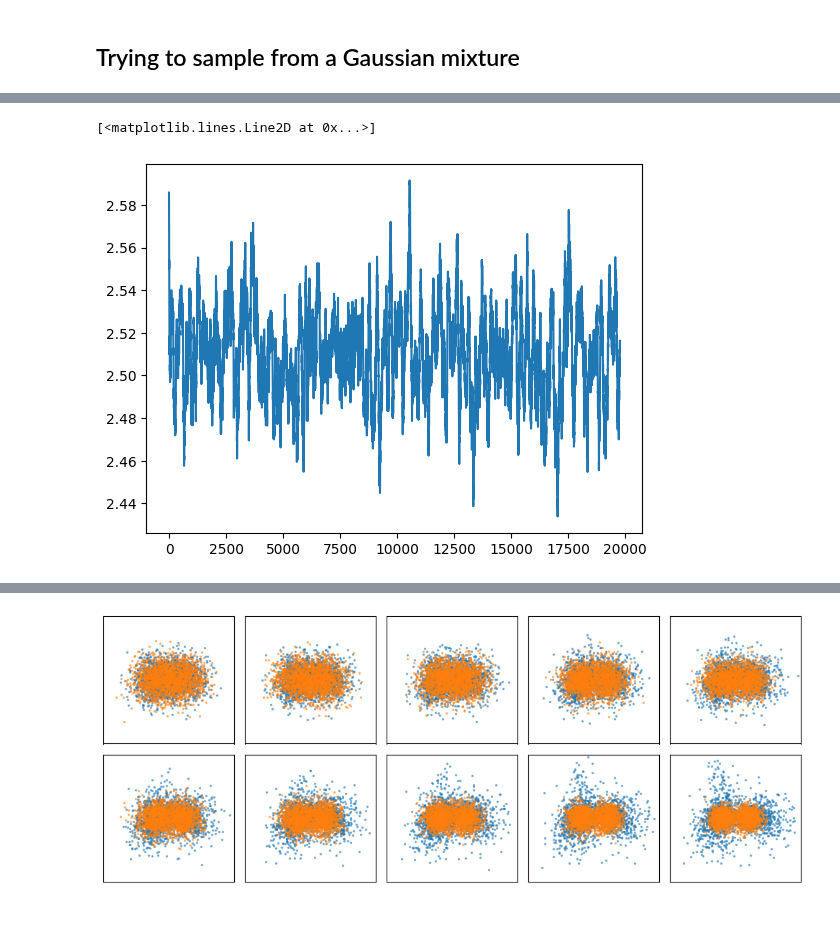
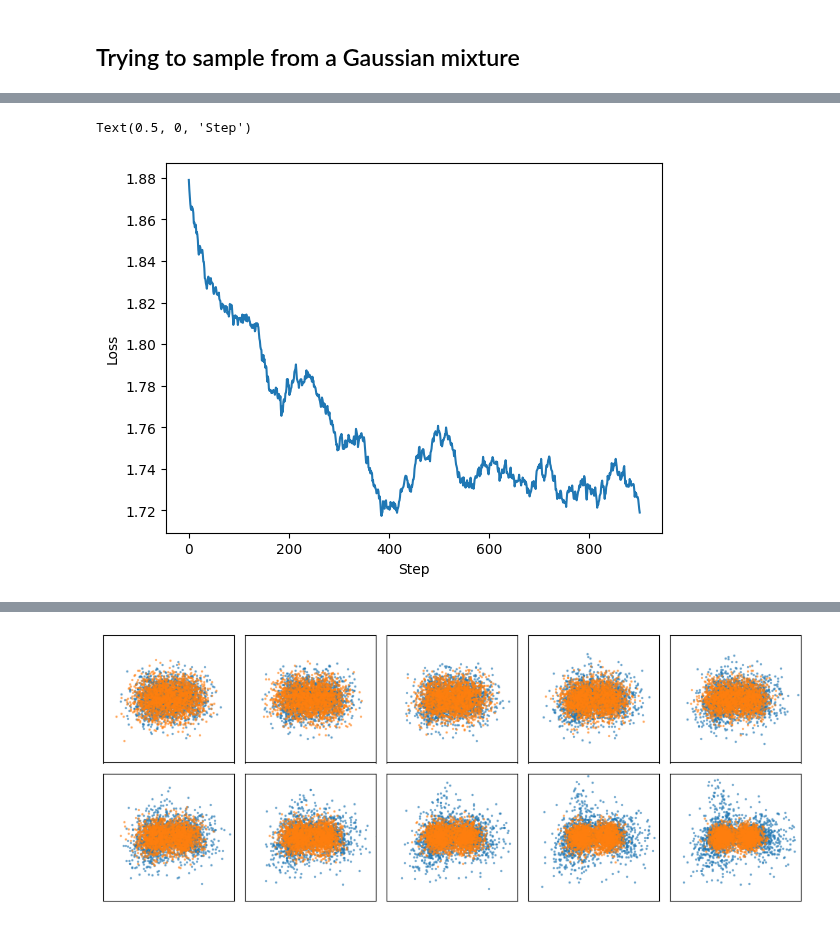
Before and after one commit to taraak/pita, a Jupyter notebook: notebooks/convolutional_continuity_equation_stuff.ipynb, the cells around one changed output, grey strips where cells are left out. Cells and saved outputs as stored; diff of their text form; code cells hidden in the pictures.

```diff
--- a/notebooks/convolutional_continuity_equation_stuff.ipynb
+++ b/notebooks/convolutional_continuity_equation_stuff.ipynb
@@ -430,13 +469,13 @@ for it in range(5000):
         end_idx = start_idx + bs
 
         x_0 = dataset[start_idx : end_idx].clone().detach()
-        t = torch.rand(len(x_0), device=DEVICE)#.unsqueeze(1).expand(x_0.shape)
+        t = torch.rand(len(x_0), device=DEVICE)
         x_sampled = x_0 + torch.normal(torch.zeros_like(x_0), (beta * t.unsqueeze(1)) ** 0.5)
 
         #if it == 24 and batch_idx == 0:
         #    import pdb; pdb.set_trace()
         #if it == 2 and batch_idx == 219:
-        loss = reward_matching_loss_dumb(reward_function, est_score_model, beta, x_sampled, t)
+        loss = reward_matching_loss_unbiased(reward_function, est_score_model, 10, beta, x_sampled, t)
         #if loss.isnan().any():
         #    print(f'nan loss at epoch {it} batch idx {batch_idx}')
         #    val = get_loss_term(mixture_rewar, est_score_model, 10, beta, x_sampled, t, weight_by_norm=True, reward_thresh=0.0).mean()
@@ -662,6 +722,6 @@ plt.scatter(*dataset.T)
 # %%
 class GaussianMixtureRewardFunction:
-    def __init__(self, gaussian_rewards, beta_val):
+    def __init__(self, gaussian_rewards, beta_val, dataset_scaler):
         self.gaussian_rewards = gaussian_rewards
 
         log_normalization_constants = torch.tensor([x.normalization_constant for x in gaussian_rewards]).log()
@@ -676,8 +736,11 @@ class GaussianMixtureRewardFunction:
         self.log_reward_weight = (log_norm_constant_mtx * mask).sum(dim=1)
         self._normalization_constant = log_normalization_constants.sum().exp() * len(self.gaussian_rewards)
         self.beta_val = beta_val
+        self.dataset_scaler = dataset_scaler
 
     def get_unnormalized_log_reward(self, x):
+        x = self.dataset_scaler.unscale(x)
+
         log_rewards = []
         for i, reward in enumerate(self.gaussian_rewards):
             log_rewards.append((self.log_reward_weight[i] + reward.get_unnormalized_log_reward(x)).unsqueeze(0))
@@ -738,11 +801,11 @@ def exact_loss(reward, vector_field, x, t):
 
     return (time_deriv + div).pow(2).mean()
 # %%
-reward_fxn_one = GaussianRewardFunction(torch.tensor([0.0, -shift]), 1.0)
-reward_fxn_two = GaussianRewardFunction(torch.tensor([0.0, shift]), 1.0)
 beta = 10
+reward_fxns = [GaussianRewardFunction(center.squeeze(), 1.0) for center in centers]
 
-mixture_reward = GaussianMixtureRewardFunction([reward_fxn_one, reward_fxn_two], beta)
+#reward_fxns = [GaussianRewardFunction(center_one[0], 1.0), GaussianRewardFunction(center_two[0], 1.0)]
+mixture_reward = GaussianMixtureRewardFunction(reward_fxns, beta, scaler)
 # %%
 def get_loss_term_return_ests(reward_fxn, vector_field, num_mc_samples, constant_noise_scale, x, t):
     orig_len = len(x)
@@ -785,12 +848,12 @@ timer = time.time()
 errs = []
 log = []
 the_log = []
-bs = 256
+bs = 1024
 
 had_zero_reward_yet = False
 
 dataset = dataset.to(device=DEVICE)
-for it in range(4000):
+for it in range(500):
     dataset = dataset[torch.randperm(len(dataset))]
     num_batches = int(np.ceil(len(dataset) / float(bs)))
     #if it % 1000 == 0:
@@ -808,8 +871,9 @@ for it in range(4000):
 
         #loss = exact_loss(mixture_reward, score_model, x_sampled, t)
         #loss = get_log_odd_fxn_loss(mixture_reward, score_model, 10, beta, x_sampled, t, weight_by_norm=False).mean()
-        loss = reward_matching_loss_dumb(mixture_reward, score_model, beta, x_sampled, t)
+        loss = reward_matching_loss_dumb(mixture_reward, score_model, beta, scaler, x_sampled, t)
 
+        #loss = reward_matching_loss_unbiased(mixture_reward, score_model, 500, 500, beta, x_sampled, t)
         #loss = (get_loss_term_return_ests(mixture_reward, score_model, 1, beta, x_sampled, t).mean())# * (beta * t).pow(2)).mean()
 
         loss.backward()
@@ -819,9 +883,9 @@ for it in range(4000):
 
         log.append((loss.mean().item()))
 
-    if it%500==0:
+    if it%10==0:
         the_log_entry = np.array([ np.array(log[-10:]).mean(0) ])
         the_log.append(the_log_entry)
         print(it, the_log_entry, time.time()-timer)
-        plot_true_divergence(score_model)
+        #plot_true_divergence(score_model)
 # %% [output]
@@ -835,14 +909,16 @@ KeyboardInterrupt:
 # %%
 def moving_average(x, w):
     return np.convolve(x, np.ones(w), 'valid') / w
 
 if isinstance(log, list):
     log = np.array(log)
 
-plt.plot(moving_average(log[~is_outlier(log)], 100))
+plt.plot(moving_average(log[~is_outlier(log)], 50))
+plt.ylabel('Loss')
+plt.xlabel('Step')
 # %% [output]
-[<matplotlib.lines.Line2D at 0x...>]
+Text(0.5, 0, 'Step')
-[figure, old version]
+[figure, new version]
 # %%
 !pip install torchsde
 # %% [output]
```
Also changed, not shown: parts of 15 cells of this notebook.
